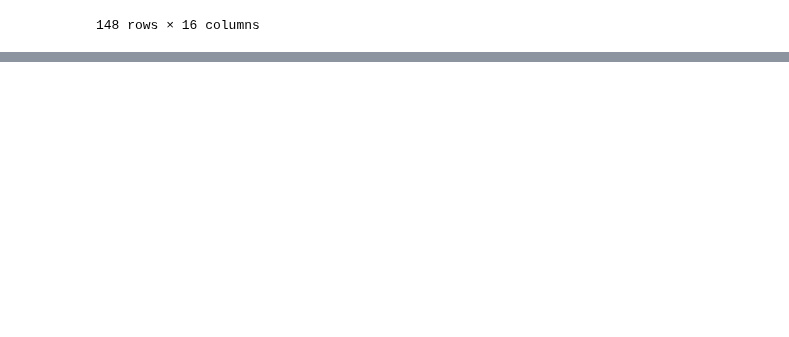
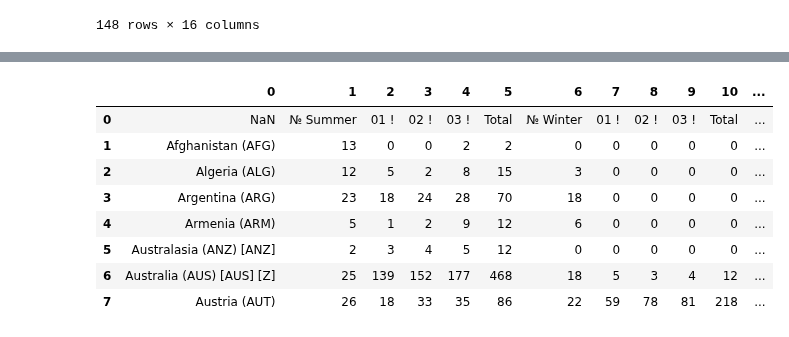
Before and after one commit to gokuljs/Machine-Learning-Andrew-Ng, a Jupyter notebook: introduction to data science in python/pandas.ipynb, the cells around one changed output, grey strips where cells are left out. Saved outputs shown, nothing was run; the diff lists cells and outputs as text; code cells hidden in the pictures; blank space fills up the shorter version.

```diff
--- a/introduction to data science in python/pandas.ipynb
+++ b/introduction to data science in python/pandas.ipynb
@@ -488,0 +623,13 @@ df
+# %%
+# i want to see first eight columns only
+df.head(8)
+# %% [output]
+|  | 0 | 1 | 2 | 3 | 4 | 5 | 6 | 7 | 8 | 9 | 10 | ... |
+| 0 | NaN | № Summer | 01 ! | 02 ! | 03 ! | Total | № Winter | 01 ! | 02 ! | 03 ! | Total | ... |
+| 1 | Afghanistan (AFG) | 13 | 0 | 0 | 2 | 2 | 0 | 0 | 0 | 0 | 0 | ... |
+| 2 | Algeria (ALG) | 12 | 5 | 2 | 8 | 15 | 3 | 0 | 0 | 0 | 0 | ... |
+| 3 | Argentina (ARG) | 23 | 18 | 24 | 28 | 70 | 18 | 0 | 0 | 0 | 0 | ... |
+| 4 | Armenia (ARM) | 5 | 1 | 2 | 9 | 12 | 6 | 0 | 0 | 0 | 0 | ... |
+| 5 | Australasia (ANZ) [ANZ] | 2 | 3 | 4 | 5 | 12 | 0 | 0 | 0 | 0 | 0 | ... |
+| 6 | Australia (AUS) [AUS] [Z] | 25 | 139 | 152 | 177 | 468 | 18 | 5 | 3 | 4 | 12 | ... |
+| 7 | Austria (AUT) | 26 | 18 | 33 | 35 | 86 | 22 | 59 | 78 | 81 | 218 | ... |
```
Also changed, not shown: parts of 21 cells of this notebook.
